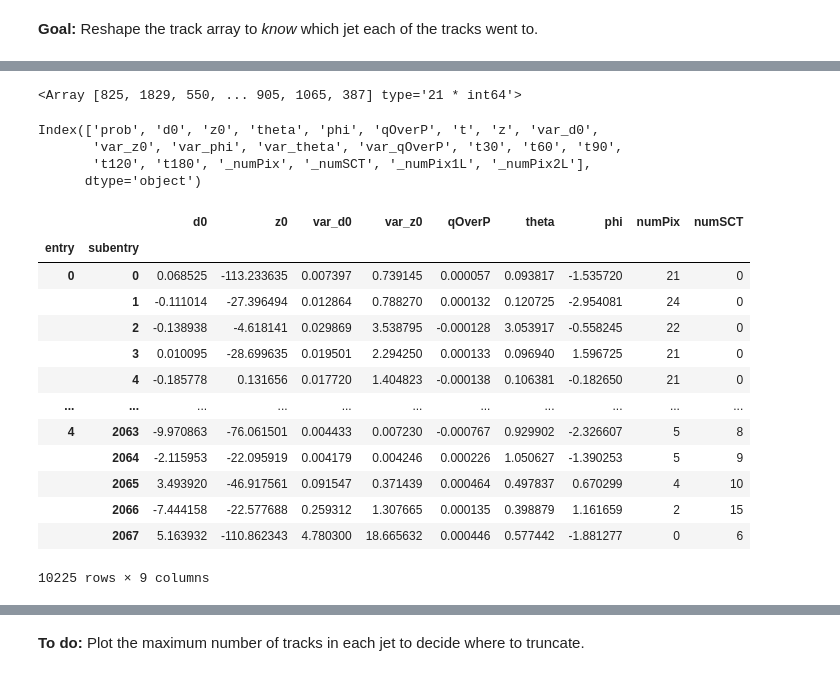
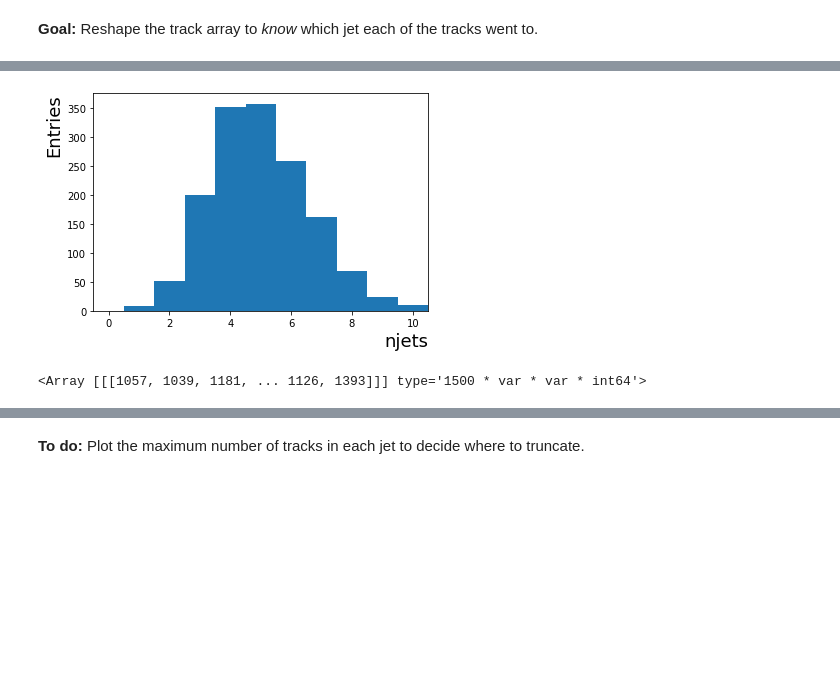
Before and after one commit to nhartman94/DIPS-4d-tracking, a Jupyter notebook: Ntuple-Exploration.ipynb, the cells around one changed output, grey strips where cells are left out. Cells and saved outputs as stored; diff of their text form; code cells hidden in the pictures; blank space fills up the shorter version.

```diff
--- a/Ntuple-Exploration.ipynb
+++ b/Ntuple-Exploration.ipynb
@@ -204,3 +105,0 @@ Just retrieve the first vertex in the event.
-# %%
-for i in ['x','y','z']:
-    edf[f'PV_{i}'] = vdf.loc[(slice(None),0),i].values
@@ -290,7 +109,0 @@ jdf.loc[pu_hs_match,['isPU','isHS']]
-# %%
-for i in range(numEvts):
-    nx = len(jet_trk_idx[i])
-    print(f'Evt {i}: {nx} jets')
-    for j in range(nx):
-        nj = len(jet_trk_idx[i][j])
-        print(f'    Jet {j:2d}, {nj:2d} trks')
@@ -314,0 +151,12 @@ Evt 0: 17 jets
+# %%
+nb=11
+r =(-0.5,10.5)
+plt.hist(njets,nb,r)
+
+plt.xlabel('njets',fontsize=18,loc='right')
+plt.ylabel('Entries',fontsize=18,loc='top')
+plt.xlim(r)
+
+plt.show()
+# %% [output]
+[figure, added]
@@ -315,11 +166,4 @@ Evt 0: 17 jets
 # %%
-jet_trk_idx[i][j]
+jet_trk_idx
 # %% [output]
-<Array [825, 1829, 550, ... 905, 1065, 387] type='21 * int64'>
+<Array [[[1057, 1039, 1181, ... 1126, 1393]]] type='1500 * var * var * int64'>
-# %%
-tdf.columns
-# %% [output]
-Index(['prob', 'd0', 'z0', 'theta', 'phi', 'qOverP', 't', 'z', 'var_d0',
-       'var_z0', 'var_phi', 'var_theta', 'var_qOverP', 't30', 't60', 't90',
-       't120', 't180', '_numPix', '_numSCT', '_numPix1L', '_numPix2L'],
-      dtype='object')
@@ -331,17 +169,0 @@ tVars = [f'd0','z0','var_d0', 'var_z0',
-# %%
-tdf[tVars]
-# %% [output]
-|  |  | d0 | z0 | var_d0 | var_z0 | qOverP | theta | phi | numPix | numSCT |
-| entry | subentry |  |  |  |  |  |  |  |  |  |
-| 0 | 0 | 0.068525 | -113.233635 | 0.007397 | 0.739145 | 0.000057 | 0.093817 | -1.535720 | 21 | 0 |
-|  | 1 | -0.111014 | -27.396494 | 0.012864 | 0.788270 | 0.000132 | 0.120725 | -2.954081 | 24 | 0 |
-|  | 2 | -0.138938 | -4.618141 | 0.029869 | 3.538795 | -0.000128 | 3.053917 | -0.558245 | 22 | 0 |
-|  | 3 | 0.010095 | -28.699635 | 0.019501 | 2.294250 | 0.000133 | 0.096940 | 1.596725 | 21 | 0 |
-|  | 4 | -0.185778 | 0.131656 | 0.017720 | 1.404823 | -0.000138 | 0.106381 | -0.182650 | 21 | 0 |
-| ... | ... | ... | ... | ... | ... | ... | ... | ... | ... | ... |
-| 4 | 2063 | -9.970863 | -76.061501 | 0.004433 | 0.007230 | -0.000767 | 0.929902 | -2.326607 | 5 | 8 |
-|  | 2064 | -2.115953 | -22.095919 | 0.004179 | 0.004246 | 0.000226 | 1.050627 | -1.390253 | 5 | 9 |
-|  | 2065 | 3.493920 | -46.917561 | 0.091547 | 0.371439 | 0.000464 | 0.497837 | 0.670299 | 4 | 10 |
-|  | 2066 | -7.444158 | -22.577688 | 0.259312 | 1.307665 | 0.000135 | 0.398879 | 1.161659 | 2 | 15 |
-|  | 2067 | 5.163932 | -110.862343 | 4.780300 | 18.665632 | 0.000446 | 0.577442 | -1.881277 | 0 | 6 |
-10225 rows × 9 columns
```
Also changed, not shown: parts of 96 cells of this notebook.
